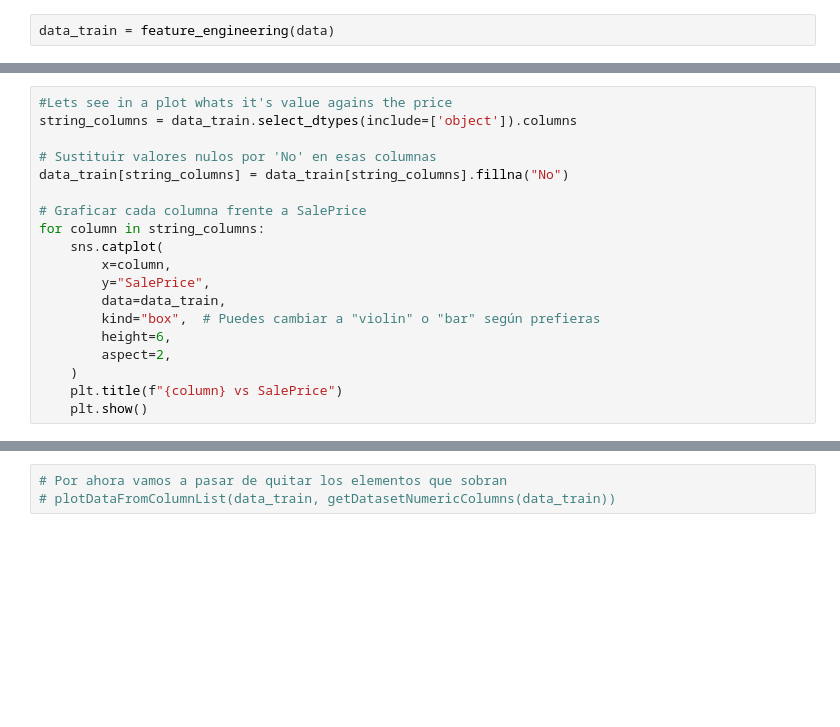
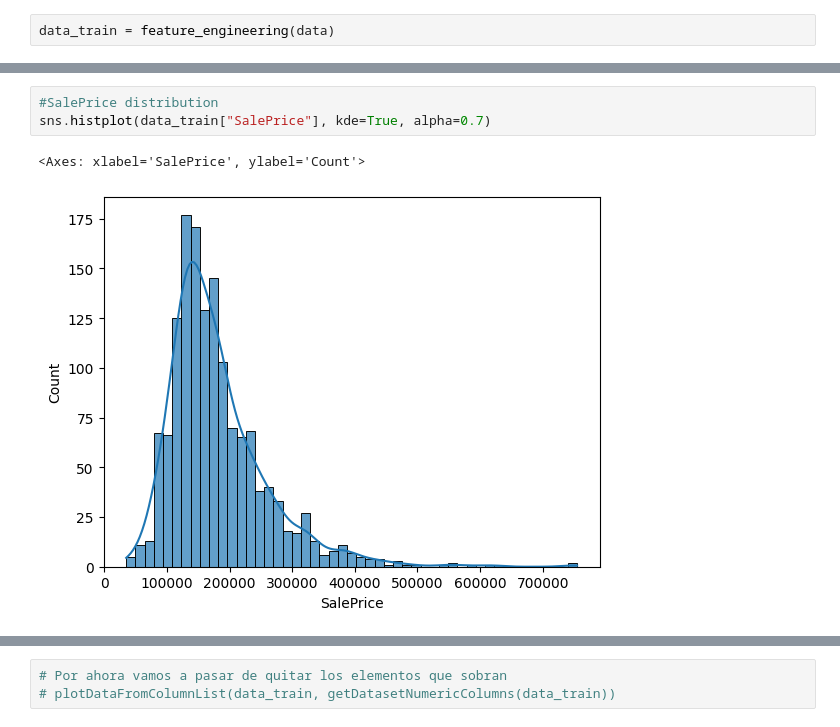
Before and after one commit to anajpva/house-prices, a Jupyter notebook: notebooks/data_analysis.ipynb, the cells around one changed output, grey strips where cells are left out. Cells and saved outputs as stored; diff of their text form; blank space fills up the shorter version.

```diff
--- a/notebooks/data_analysis.ipynb
+++ b/notebooks/data_analysis.ipynb
@@ -298,19 +320,0 @@ pd.DataFrame(data_train.isnull().sum().sort_values(ascending=False)).head(18)
-# %%
-#Lets see in a plot whats it's value agains the price
-string_columns = data_train.select_dtypes(include=['object']).columns
-
-# Sustituir valores nulos por 'No' en esas columnas
-data_train[string_columns] = data_train[string_columns].fillna("No")
-
-# Graficar cada columna frente a SalePrice
-for column in string_columns:
-    sns.catplot(
-        x=column,
-        y="SalePrice",
-        data=data_train,
-        kind="box",  # Puedes cambiar a "violin" o "bar" según prefieras
-        height=6,
-        aspect=2,
-    )
-    plt.title(f"{column} vs SalePrice")
-    plt.show()
@@ -330,0 +321,6 @@ for column in string_columns:
+# %%
+#SalePrice distribution
+sns.histplot(data_train["SalePrice"], kde=True, alpha=0.7)
+# %% [output]
+<Axes: xlabel='SalePrice', ylabel='Count'>
+[figure, added]
```
Also changed, not shown: parts of 23 cells of this notebook, 2 other files.
